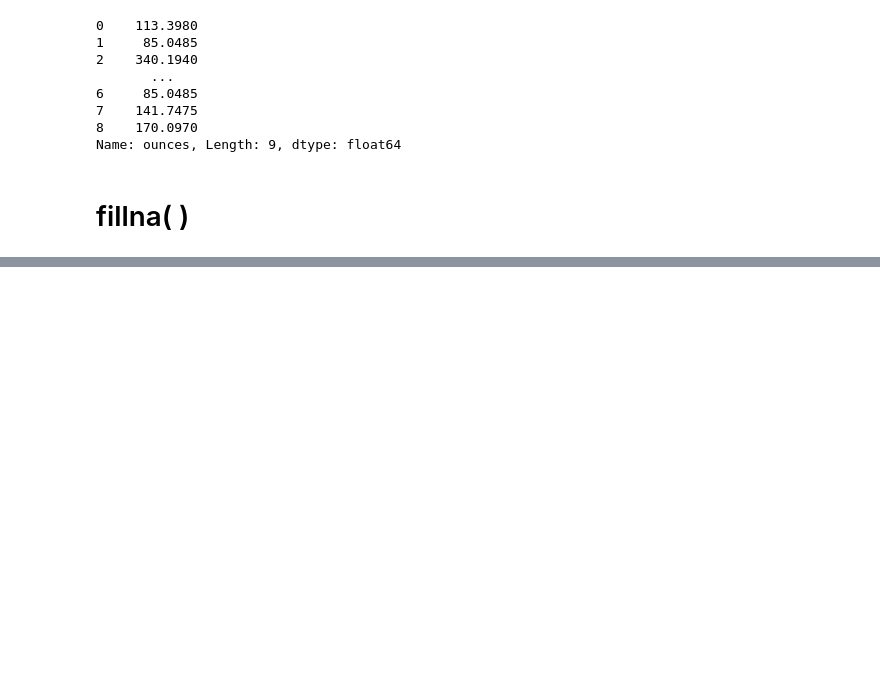
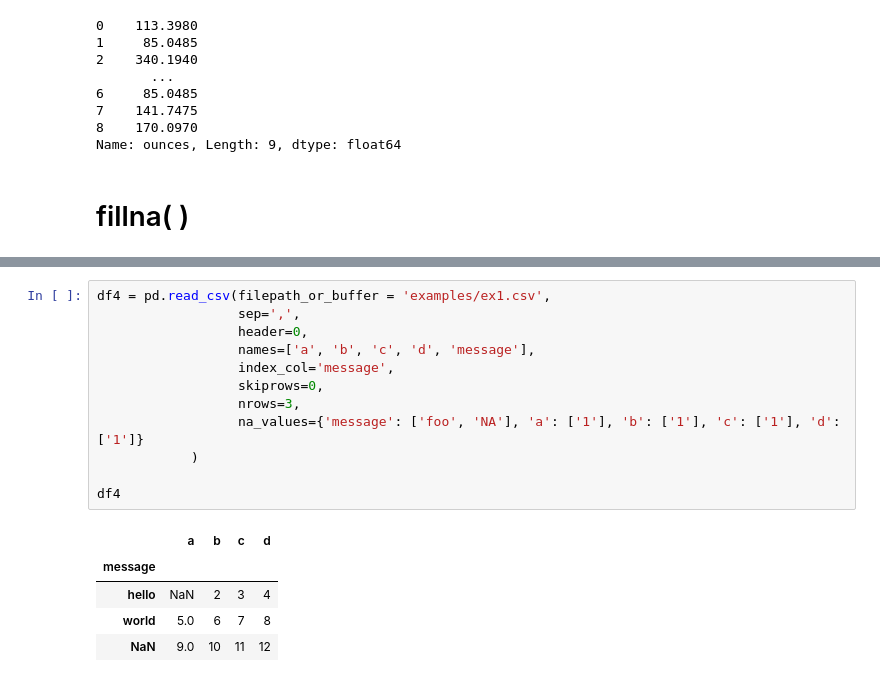
Before and after one commit to IgaMeddie/Data_cleaning, a Jupyter notebook: learnt 05-03.ipynb, the cells around one changed output, grey strips where cells are left out. Drawn from its saved outputs; the diff is of its cells as text; blank space fills up the shorter version.

```diff
--- a/learnt 05-03.ipynb
+++ b/learnt 05-03.ipynb
@@ -351,0 +378,18 @@ FileNotFoundError: [Errno 2] No such file or directory: 'examples/ex1.csv'
+# %%
+df4 = pd.read_csv(filepath_or_buffer = 'examples/ex1.csv',
+                  sep=',',
+                  header=0,
+                  names=['a', 'b', 'c', 'd', 'message'],
+                  index_col='message',
+                  skiprows=0,
+                  nrows=3,
+                  na_values={'message': ['foo', 'NA'], 'a': ['1'], 'b': ['1'], 'c': ['1'], 'd': ['1']}
+            )
+
+df4
+# %% [output]
+|  | a | b | c | d |
+| message |  |  |  |  |
+| hello | NaN | 2 | 3 | 4 |
+| world | 5.0 | 6 | 7 | 8 |
+| NaN | 9.0 | 10 | 11 | 12 |
```
Also changed, not shown: parts of 13 cells of this notebook.
